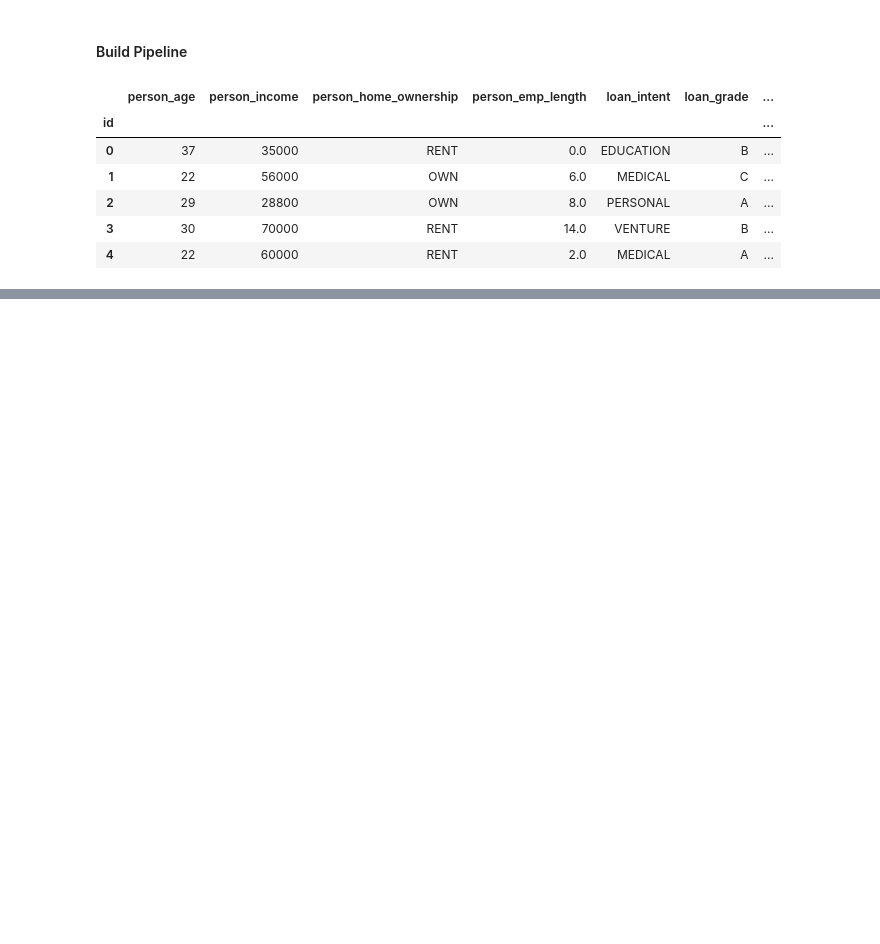
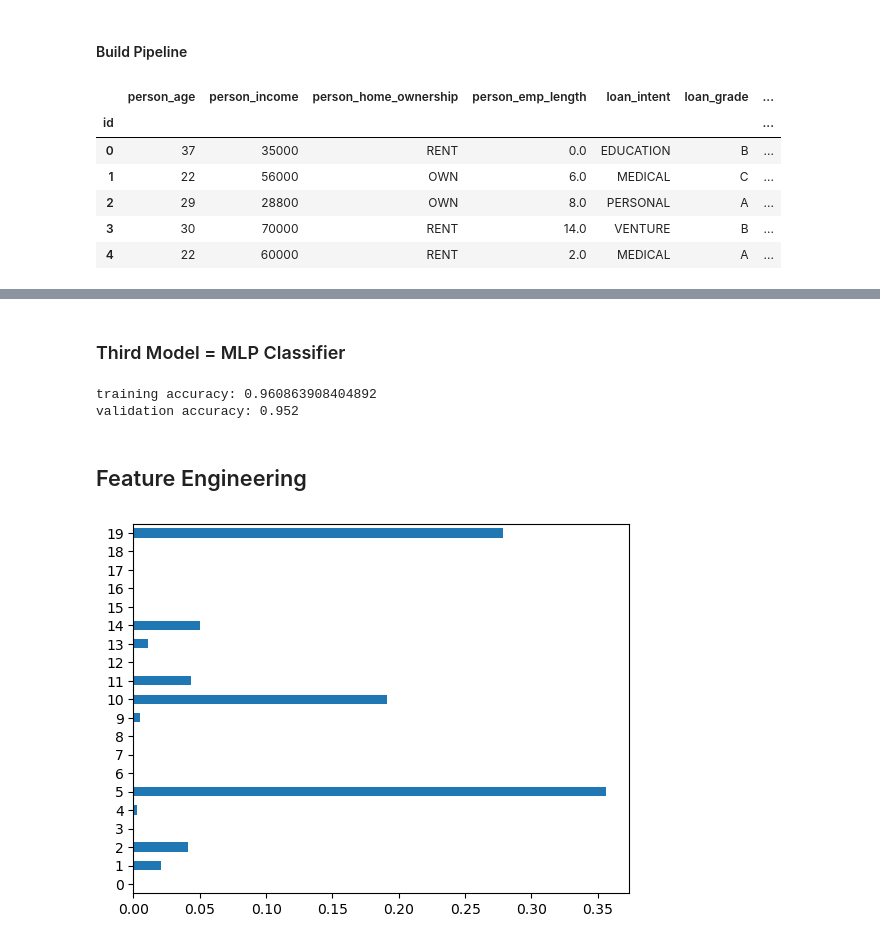
Before and after one commit to AndreJacobsPy/loan-approval-prediction, a Jupyter notebook: modeling.ipynb, the cells around one changed output, grey strips where cells are left out. Drawn from its saved outputs; the diff is of its cells as text; code cells hidden in the pictures; blank space fills up the shorter version.

Commit message:
finished all baseline models

```diff
--- a/modeling.ipynb
+++ b/modeling.ipynb
@@ -71,6 +70,6 @@ train.head()
 # %%
 tree = make_pipeline(
     preprocessing,
-    DecisionTreeClassifier(random_state=42)
+    DecisionTreeClassifier(random_state=42, max_depth=15, max_leaf_nodes=25)
 )
-tree.fit(train, y_train)
+tree = tree.fit(train, y_train)
@@ -103,0 +114,2 @@ output.to_csv("output/dt.csv", index=False)
+# %% [markdown]
+### Third Model = MLP Classifier
@@ -103,0 +125,11 @@ output.to_csv("output/dt.csv", index=False)
+# %%
+# scoring
+training_score = nn.score(train, y_train)
+validation_score = nn.score(validation, y_validation)
+
+# view scoring
+print(f"training accuracy: {training_score}")
+print(f"validation accuracy: {validation_score}")
+# %% [output]
+training accuracy: 0.960863908404892
+validation accuracy: 0.952
@@ -103,0 +140,7 @@ output.to_csv("output/dt.csv", index=False)
+# %% [markdown]
+## Feature Engineering
+# %%
+# decision tree feature importance
+bar_plot = pd.Series(tree.steps[1][1].feature_importances_).plot(kind="barh")
+# %% [output]
+[figure, added]
```
Also changed, not shown: parts of 12 cells of this notebook, 4 other files.
